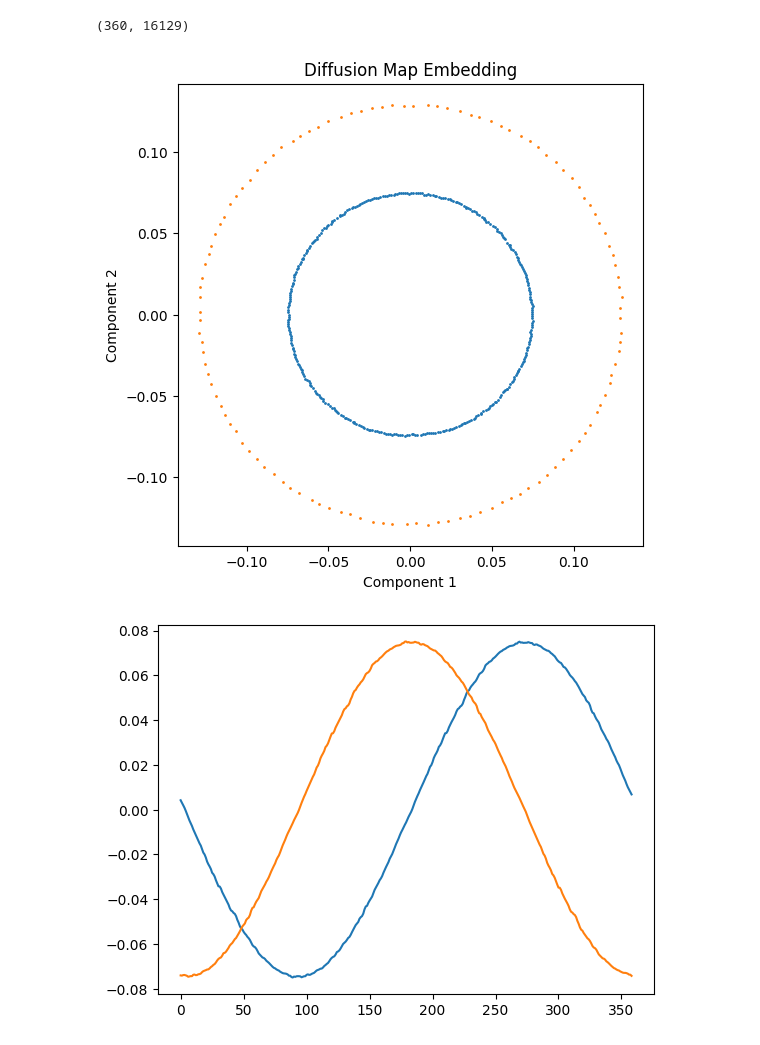
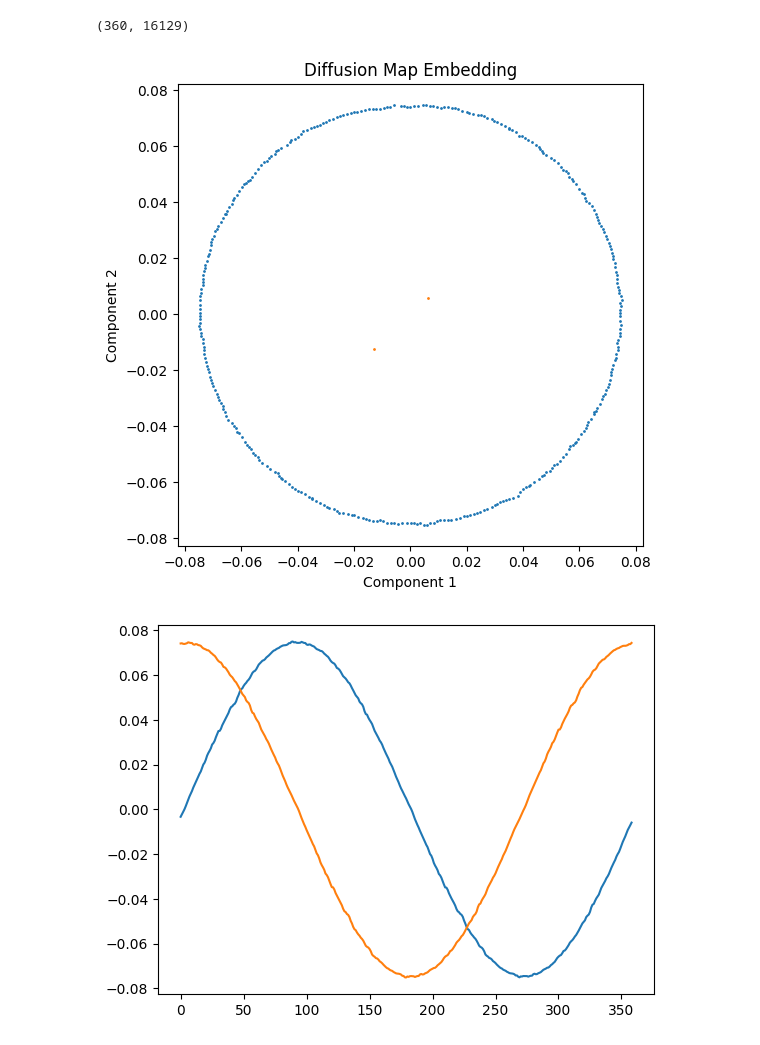
Before and after one commit to jcandane/cxfel_work, a Jupyter notebook: NLSA_in_JAX.ipynb, the cells around one changed output. Cells and saved outputs as stored; diff of their text form; code cells hidden in the pictures.

Commit message:
fixed nlsa part

```diff
--- a/NLSA_in_JAX.ipynb
+++ b/NLSA_in_JAX.ipynb
@@ -113,7 +113,8 @@ import os
 try:
     image = Image.open("dm_example.png").convert('1')
 except:
-    !wget https://raw.githubusercontent.com/jcandane/cxfel_work/main/dm_example.png #https://github.com/jcandane/cxfel_work/blob/main/dm_example.png
+    #https://github.com/jcandane/cxfel_work/blob/main/dm_example.png
+    os.system("wget https://raw.githubusercontent.com/jcandane/cxfel_work/main/dm_example.png")
     image = Image.open("dm_example.png").convert('1')
 
 ### EXAMPLE sample random angles [0,180) deg
@@ -129,8 +130,7 @@ R_ix.shape
 # %% [output]
 (360, 16129)
 # %%
-from scipy.linalg import eigh
-import scipy
+from scipy.sparse.linalg import eigsh, LinearOperator
 
 ##########################################
 ###### Parameters: R_ix, σ, k=(number of eigenvectors)
@@ -157,37 +157,42 @@ def DiffusionMap(R_ix, k=2, c:int=1, stride:int=1, NLSA=False):
     #####
 
     ### Krylov-Subspace Methods
-    eigenvalues, eigenvectors = scipy.sparse.linalg.eigsh(P, k=(1+k))
+    eigenvalues, eigenvectors = eigsh(P, k=(1+k))
     idx           = np.argsort(eigenvalues)[::-1] ## sort the eigenvalues
     eigenvalues  = eigenvalues[idx]
     eigenvectors = eigenvectors[:, idx]
     embedding    = eigenvectors[:, 1:(1+k)]
 
     if not NLSA:
         return embedding
     else:
         μ          = (eigenvectors[:, 0] / eigenvalues[0])
         embedding *= μ[:,None]
 
-        U, D, V = scipy.linalg.svd( embedding.T @ D2 @ embedding )
+        XXT = diag_convolve2d((R_ix @ R_ix.T), jnp.ones(c), stride=stride)
+        def mv(v):
+            return embedding.T @ (XXT @ (embedding @ v))
+
+        A    = LinearOperator((k,k), matvec=mv)
+        D, V = eigsh( A, k=embedding.shape[1]-1 )
         return V.T @ embedding.T
 ##########################################
 
 embedding  = DiffusionMap(R_ix, k=3, c=2)
-embeddingX = DiffusionMap(R_ix, k=3, c=2, stride=3)
+embeddingX = DiffusionMap(R_ix, k=3, c=2, stride=3, NLSA=True)
 
 # Step 9: Visualize the result
 plt.figure(figsize=(6, 6))
 plt.scatter(embedding[:, 0], embedding[:, 1] , s=1)
 plt.scatter(embeddingX[:, 0], embeddingX[:, 1] , s=1)
 plt.title('Diffusion Map Embedding')
 plt.xlabel('Component 1')
 plt.ylabel('Component 2')
 plt.show()
 
 plt.plot(np.arange(len(embedding[:, 0])), embedding[:, 0])
 plt.plot(np.arange(len(embedding[:, 1])), embedding[:, 1])
 plt.show()
 # %% [output]
-[figure, old version]
+[figure, new version]
-[figure, old version]
+[figure, new version]
```
